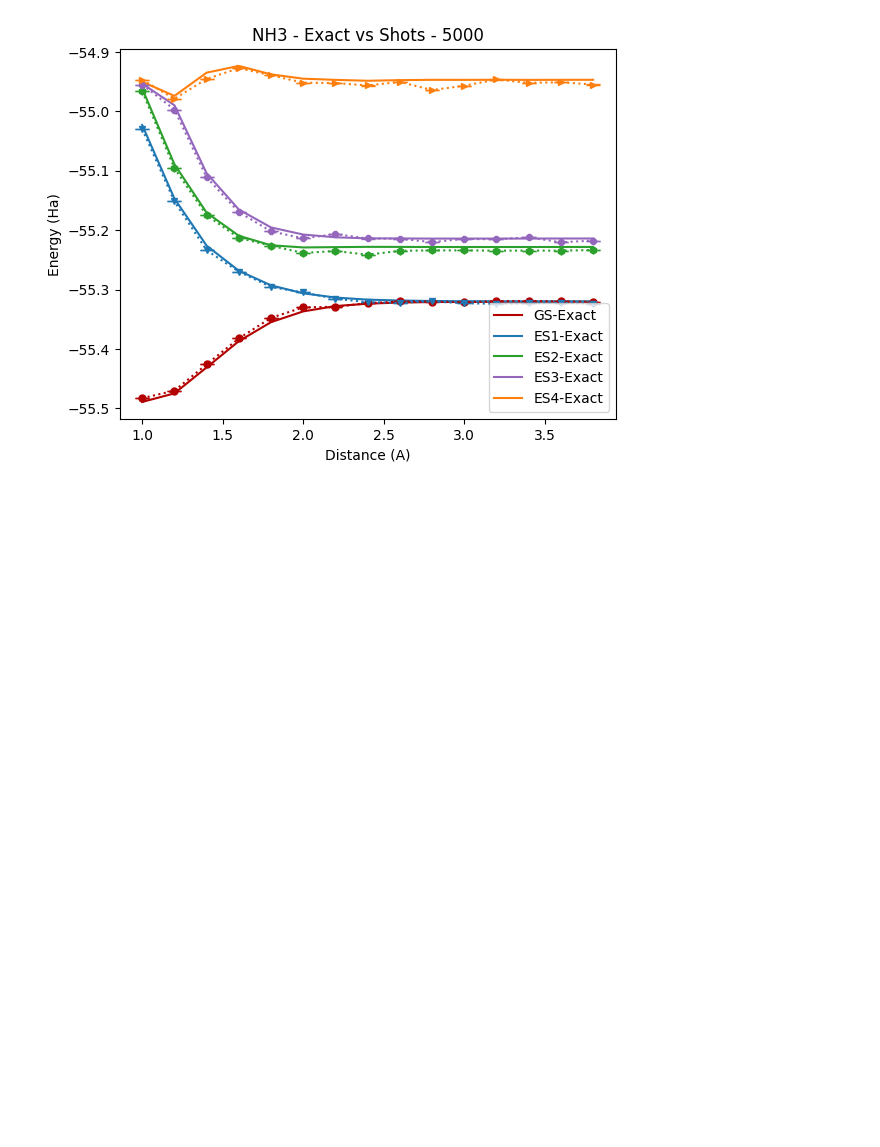
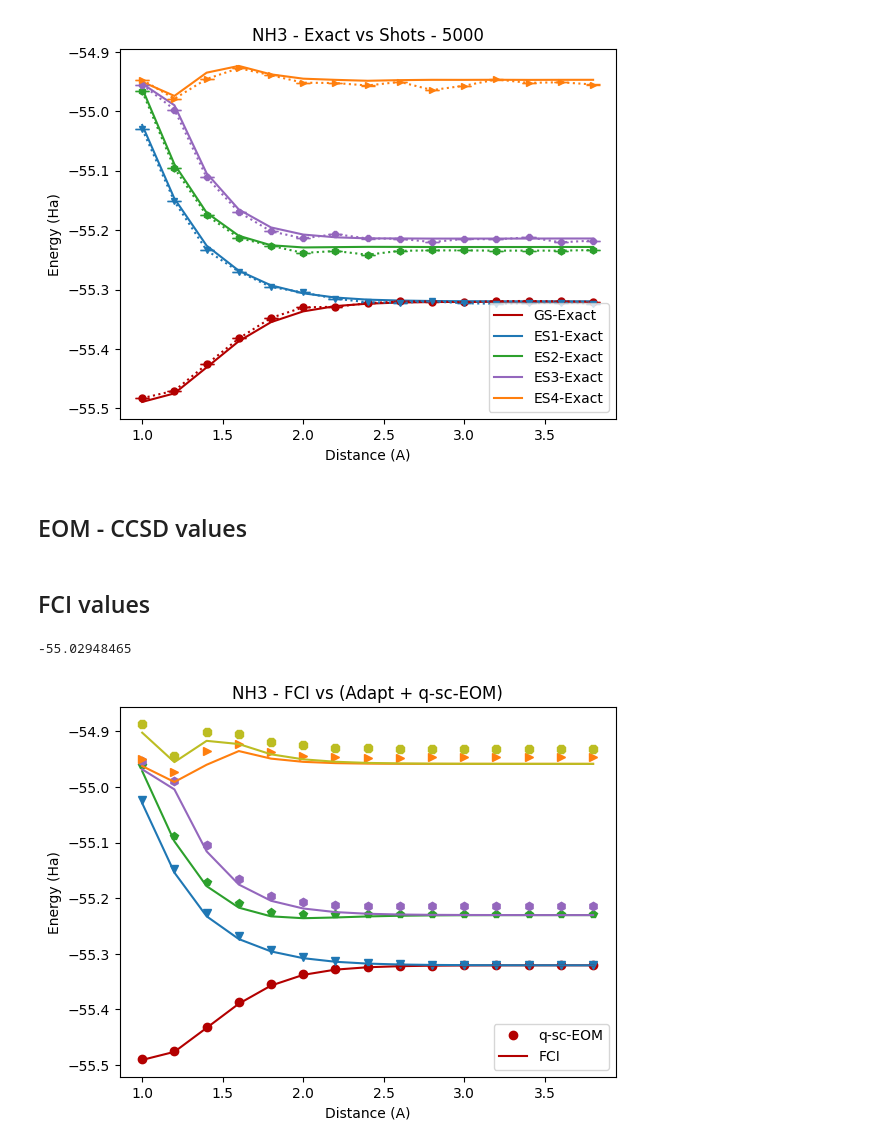
Before and after one commit to srivathsanps-quantum/QC-chemistry, a Jupyter notebook: NH3-shots/NH3-5000shots-A-EOM.ipynb, the cells around one changed output. Drawn from its saved outputs; the diff is of its cells as text; code cells hidden in the pictures; blank space fills up the shorter version.

```diff
--- a/NH3-shots/NH3-5000shots-A-EOM.ipynb
+++ b/NH3-shots/NH3-5000shots-A-EOM.ipynb
@@ -5536,3 +5536,5 @@ plt.ylabel('Energy (Ha)')
 plt.show()
 # %% [output]
 [figure]
+# %% [markdown]
+## EOM - CCSD values
@@ -5538,0 +5587,2 @@ plt.show()
+# %% [markdown]
+## FCI values
@@ -5538,0 +6045,61 @@ plt.show()
+# %%
+ccsd_10[2]
+# %% [output]
+-55.02948465
+# %%
+import matplotlib.pyplot as plt
+distance = [1.0, 1.2, 1.4, 1.6, 1.8,2.0, 2.2,2.4, 2.6,2.8, 3.0,3.2, 3.4, 3.6, 3.8]
+#q-sc-EOM data
+Exact_GS = np.array([exact_10[0], exact_12[0], exact_14[0], exact_16[0], exact_18[0], exact_20[0], exact_22[0], exact_24[0],  exact_26[0], exact_28[0], exact_30[0], exact_32[0], exact_34[0], exact_36[0], exact_38[0]])
+Exact_ES1 = np.array([exact_10[1], exact_12[1], exact_14[1], exact_16[1], exact_18[1], exact_20[1], exact_22[1], exact_24[1], exact_26[1], exact_28[1], exact_30[1], exact_32[1], exact_34[1], exact_36[1], exact_38[1]]) #Exact - 1st Excited state
+Exact_ES2 = np.array([exact_10[2], exact_12[2], exact_14[2], exact_16[2], exact_18[2], exact_20[2], exact_22[2], exact_24[2], exact_26[2], exact_28[2], exact_30[2], exact_32[2], exact_34[2], exact_36[2], exact_38[2]]) #Exact - 1st Excited state
+Exact_ES3 = np.array([exact_10[3], exact_12[3], exact_14[3], exact_16[3], exact_18[3], exact_20[3], exact_22[3], exact_24[3], exact_26[3], exact_28[3], exact_30[3], exact_32[3], exact_34[3], exact_36[3], exact_38[3]]) #Exact - 1st Excited state
+Exact_ES4 = np.array([exact_10[4], exact_12[4], exact_14[4], exact_16[4], exact_18[4], exact_20[4], exact_22[4], exact_24[4], exact_26[4], exact_28[4], exact_30[4], exact_32[4], exact_34[4], exact_36[4], exact_38[4]]) #Exact - 1st Excited state
+Exact_ES5 = np.array([exact_10[5], exact_12[5], exact_14[5], exact_16[5], exact_18[5], exact_20[5], exact_22[5], exact_24[5], exact_26[5], exact_28[5], exact_30[5], exact_32[5], exact_34[5], exact_36[5], exact_38[5]]) #Exact - 1st Excited state
+
+#EOM-CCSD data
+CCSD_GS = np.array([ccsd_10[0], ccsd_12[0], ccsd_14[0], ccsd_16[0], ccsd_18[0], ccsd_20[0], ccsd_22[0], ccsd_24[0],  ccsd_26[0], ccsd_28[0], ccsd_30[0], ccsd_32[0], ccsd_34[0], ccsd_36[0], ccsd_38[0]])
+CCSD_ES1 = np.array([ccsd_10[1], ccsd_12[1], ccsd_14[1], ccsd_16[1], ccsd_18[1], ccsd_20[1], ccsd_22[1], ccsd_24[1], ccsd_26[1], ccsd_28[1], ccsd_30[1], ccsd_32[1], ccsd_34[1], ccsd_36[1], ccsd_38[1]]) #Exact - 1st Excited state
+CCSD_ES2 = np.array([ccsd_10[2], ccsd_12[2], ccsd_14[2], ccsd_16[2], ccsd_18[2], ccsd_20[2], ccsd_22[2], ccsd_24[2], ccsd_26[2], ccsd_28[2], ccsd_30[2], ccsd_32[2], ccsd_34[2], ccsd_36[2], ccsd_38[2]]) #Exact - 1st Excited state
+CCSD_ES3 = np.array([ccsd_10[3], ccsd_12[3], ccsd_14[3], ccsd_16[3], ccsd_18[3], ccsd_20[3], ccsd_22[3], ccsd_24[3], ccsd_26[3], ccsd_28[3], ccsd_30[3], ccsd_32[3], ccsd_34[3], ccsd_36[3], ccsd_38[3]]) #Exact - 1st Excited state
+CCSD_ES4 = np.array([ccsd_10[4], ccsd_12[4], ccsd_14[4], ccsd_16[4], ccsd_18[4], ccsd_20[4], ccsd_22[4], ccsd_24[4], ccsd_26[4], ccsd_28[4], ccsd_30[4], ccsd_32[4], ccsd_34[4], ccsd_36[4], ccsd_38[4]]) #Exact - 1st Excited state
+CCSD_ES5 = np.array([ccsd_10[5], ccsd_12[5], ccsd_14[5], ccsd_16[5], ccsd_18[5], ccsd_20[5], ccsd_22[5], ccsd_24[5], ccsd_26[5], ccsd_28[5], ccsd_30[5], ccsd_32[5], ccsd_34[5], ccsd_36[5], ccsd_38[5]]) #Exact - 1st Excited state
+
+##FCI values
+FCI_GS = np.array([FCI_10[0], FCI_12[0], FCI_14[0], FCI_16[0], FCI_18[0], FCI_20[0], FCI_22[0], FCI_24[0], FCI_26[0],FCI_28[0],FCI_30[0], FCI_32[0], FCI_34[0], FCI_36[0], FCI_38[0]])
+FCI_ES1 = np.array([FCI_10[1], FCI_12[1], FCI_14[1], FCI_16[1], FCI_18[1], FCI_20[1], FCI_22[1], FCI_24[1], FCI_26[1], FCI_28[1], FCI_30[1], FCI_32[1], FCI_34[1], FCI_36[1], FCI_38[1]]) #Exact - 1st Excited state
+FCI_ES2 = np.array([FCI_10[2], FCI_12[2], FCI_14[2], FCI_16[2], FCI_18[2], FCI_20[2], FCI_22[2], FCI_24[2], FCI_26[2], FCI_28[2], FCI_30[2], FCI_32[2], FCI_34[2], FCI_36[2], FCI_38[2]]) #Exact - 1st Excited state
+FCI_ES3 = np.array([FCI_10[3], FCI_12[3], FCI_14[3], FCI_16[3], FCI_18[3], FCI_20[3], FCI_22[3], FCI_24[3], FCI_26[3], FCI_28[3], FCI_30[3], FCI_32[3], FCI_34[3], FCI_36[3], FCI_38[3]]) #Exact - 1st Excited state
+FCI_ES4 = np.array([FCI_10[4], FCI_12[4], FCI_14[4], FCI_16[4], FCI_18[4], FCI_20[4], FCI_22[4], FCI_24[4], FCI_26[4], FCI_28[4], FCI_30[4], FCI_32[4], FCI_34[4], FCI_36[4], FCI_38[4]]) #Exact - 1st Excited state
+FCI_ES5 = np.array([FCI_10[5], FCI_12[5], FCI_14[5], FCI_16[5], FCI_18[5], FCI_20[5], FCI_22[5], FCI_24[5], FCI_26[5], FCI_28[5], FCI_30[5], FCI_32[5], FCI_34[5], FCI_36[5], FCI_38[5]]) #Exact - 1st Excited state
+
+
+plt.plot(distance, Exact_GS, 'o', color= "#b30000",label ='q-sc-EOM')  #Exact - GS energy
+plt.plot(distance, Exact_ES1, 'v', color = "#1f77b4")# Exact - 1st Excited state
+plt.plot(distance, Exact_ES2, 'p', color = "#2ca02c")# Exact - 2nd Excited state
+plt.plot(distance, Exact_ES3, 'h', color = "#9467bd")# Exact - 3rd Excited state
+plt.plot(distance, Exact_ES4, '>', color = "#ff7f0e")# Exact - 4th Excited state
+plt.plot(distance, Exact_ES5, '8', color = "#bcbd22")# Exact - 4th Excited state
+
+#plt.plot(distance, CCSD_GS, 'o', markerfacecolor='none',color= "#b30000",label ='CCSD')  #Exact - GS energy
+#plt.plot(distance, CCSD_ES1, 'v', markerfacecolor='none',color = "#1f77b4")# Exact - 1st Excited state
+#plt.plot(distance, CCSD_ES2, 'p', markerfacecolor='none',color = "#2ca02c")# Exact - 2nd Excited state
+#plt.plot(distance, CCSD_ES3, 'h', markerfacecolor='none',color = "#9467bd")# Exact - 3rd Excited state
+#plt.plot(distance, CCSD_ES4, '>', markerfacecolor='none',color = "#ff7f0e")# Exact - 4th Excited state
+#plt.plot(distance, CCSD_ES5, '8', markerfacecolor='none',color = "#bcbd22")
+
+plt.plot(distance, FCI_GS, '-', color= "#b30000",label ='FCI')  #FCI - GS energy
+plt.plot(distance, FCI_ES1, '-', color = "#1f77b4")# FCI - 1st Excited state
+plt.plot(distance, FCI_ES2, '-', color = "#2ca02c")# FCI - 2nd Excited state
+plt.plot(distance, FCI_ES3, '-', color = "#9467bd")# FCI - 3rd Excited state
+plt.plot(distance, FCI_ES4, '-', color = "#ff7f0e")# FCI - 4th Excited state
+plt.plot(distance, FCI_ES5, '-', color = "#bcbd22")# Exact - 4th Excited state
+
+plt.title('NH3 - FCI vs (Adapt + q-sc-EOM)')
+plt.legend()
+
+plt.xlabel('Distance (A)')
+plt.ylabel('Energy (Ha)')
+plt.show()
+# %% [output]
+[figure, added]
```
Also changed, not shown: parts of 4 cells of this notebook, 1 other file.
